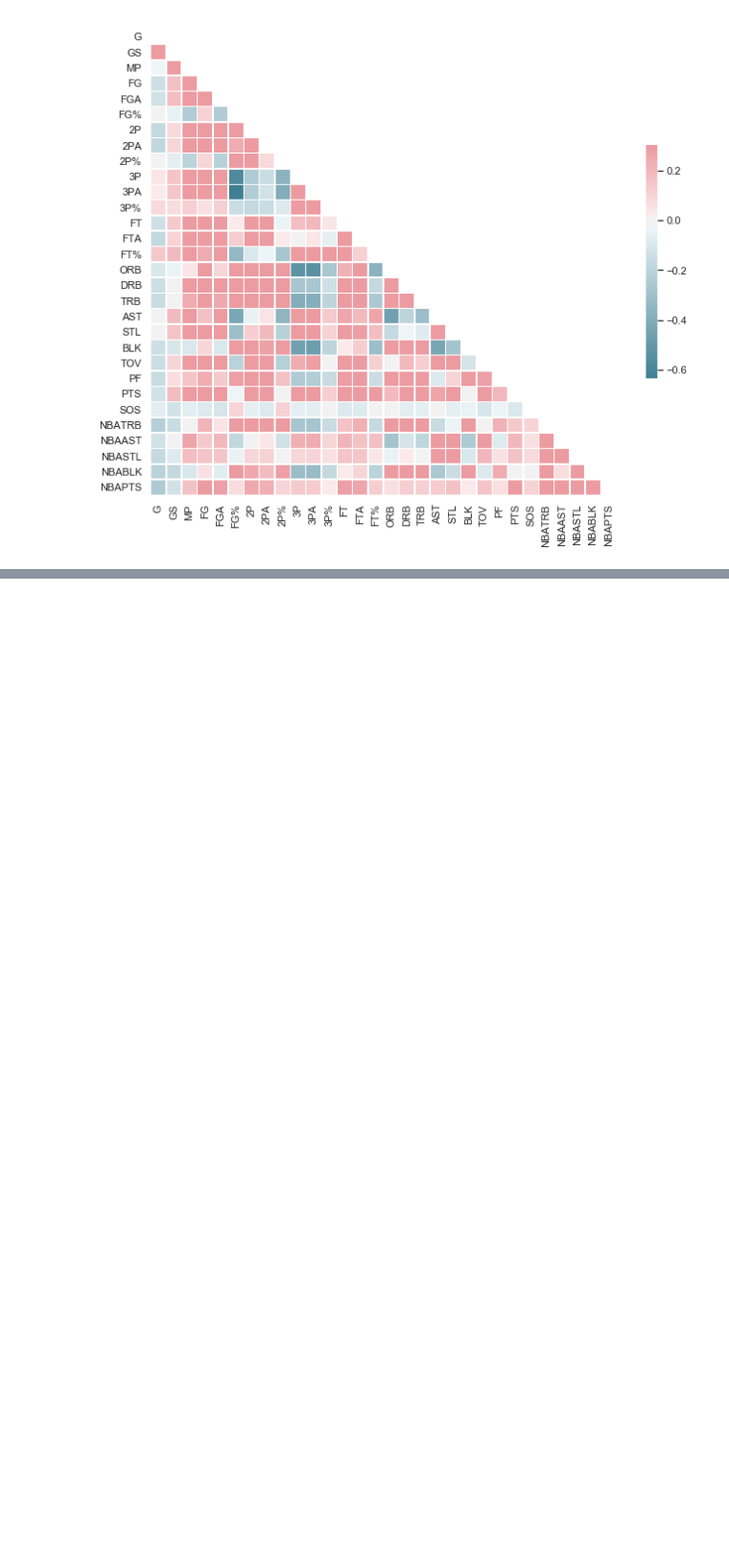
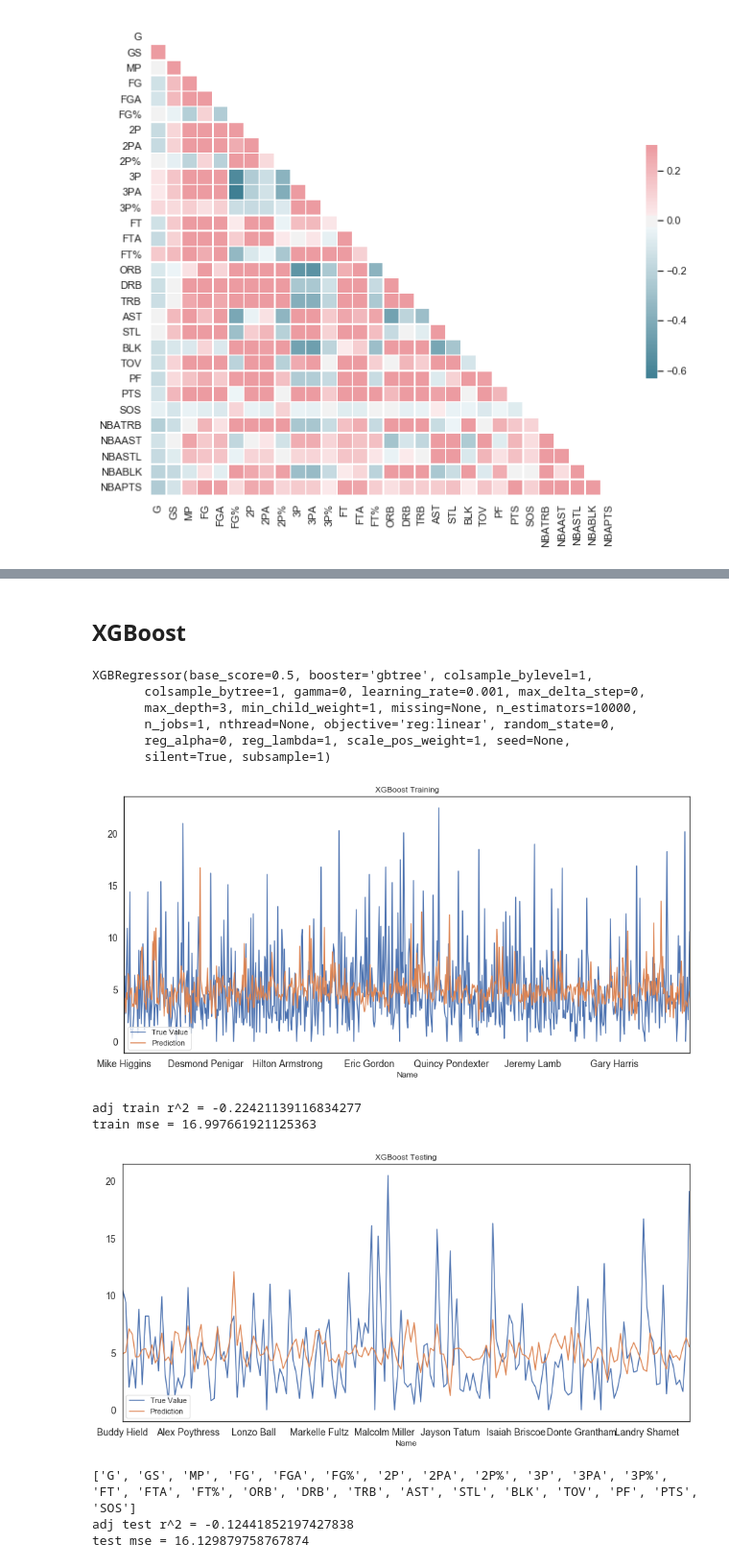
Before and after one commit to randomicons/nba-daily-fantasy, a Jupyter notebook: Rookie Predictions.ipynb, the cells around one changed output, grey strips where cells are left out. Shown at 96% size. Drawn from its saved outputs; the diff is of its cells as text; code cells hidden in the pictures; blank space fills up the shorter version.

```diff
--- a/Rookie Predictions.ipynb
+++ b/Rookie Predictions.ipynb
@@ -263,0 +217,42 @@ test mse = 11.19250823218555
+# %% [markdown]
+## XGBoost
+# %%
+from xgboost import XGBRegressor
+
+reg = XGBRegressor(n_estimators=10000, learning_rate=0.001)
+reg.fit(train_x.values, train_y.values)
+# %% [output]
+XGBRegressor(base_score=0.5, booster='gbtree', colsample_bylevel=1,
+       colsample_bytree=1, gamma=0, learning_rate=0.001, max_delta_step=0,
+       max_depth=3, min_child_weight=1, missing=None, n_estimators=10000,
+       n_jobs=1, nthread=None, objective='reg:linear', random_state=0,
+       reg_alpha=0, reg_lambda=1, scale_pos_weight=1, seed=None,
+       silent=True, subsample=1)
+# %%
+train_y2 = train_y.copy(deep=True)
+test_y2 = test_y.copy(deep=True)
+train_y2['prediction'] = sc2.inverse_transform(reg.predict(train_x.values))
+test_y2['prediction'] = sc2.inverse_transform(reg.predict(test_x.values))
+train_y2['NBAPTS'] = sc2.inverse_transform(train_y2['NBAPTS'])
+test_y2['NBAPTS'] = sc2.inverse_transform(test_y2['NBAPTS'])
+train_y2['NBAPTS'].plot(figsize=(15,7), title= 'XGBoost Training', fontsize=14, label='True Value')
+train_y2['prediction'].plot(figsize=(15,7), title= 'XGBoost Training', fontsize=14, label='Prediction')
+plt.legend(loc='lower left')
+plt.show()
+print('adj train r^2 = ' + str(adj_r2_score((r2_score(train_y2.NBAPTS, train_y2.prediction)),train_x.shape[0], train_x.shape[1])))
+print('train mse = ' + str(mean_squared_error(train_y2.NBAPTS, train_y2.prediction)))
+test_y2['NBAPTS'].plot(figsize=(15,7), title= 'XGBoost Testing', fontsize=14, label='True Value')
+test_y2['prediction'].plot(figsize=(15,7), title= 'XGBoost Testing', fontsize=14, label='Prediction')
+plt.legend(loc='lower left')
+plt.show()
+print(list(train_x.columns.values))
+print('adj test r^2 = ' + str(adj_r2_score((r2_score(test_y2.NBAPTS, test_y2.prediction)),train_x.shape[0], train_x.shape[1])))
+print('test mse = ' + str(mean_squared_error(test_y2.NBAPTS, test_y2.prediction)))
+# %% [output]
+[figure, added]
+adj train r^2 = -0.22421139116834277
+train mse = 16.997661921125363
+[figure, added]
+['G', 'GS', 'MP', 'FG', 'FGA', 'FG%', '2P', '2PA', '2P%', '3P', '3PA', '3P%', 'FT', 'FTA', 'FT%', 'ORB', 'DRB', 'TRB', 'AST', 'STL', 'BLK', 'TOV', 'PF', 'PTS', 'SOS']
+adj test r^2 = -0.12441852197427838
+test mse = 16.129879758767874
```
Also changed, not shown: parts of 43 cells of this notebook.
